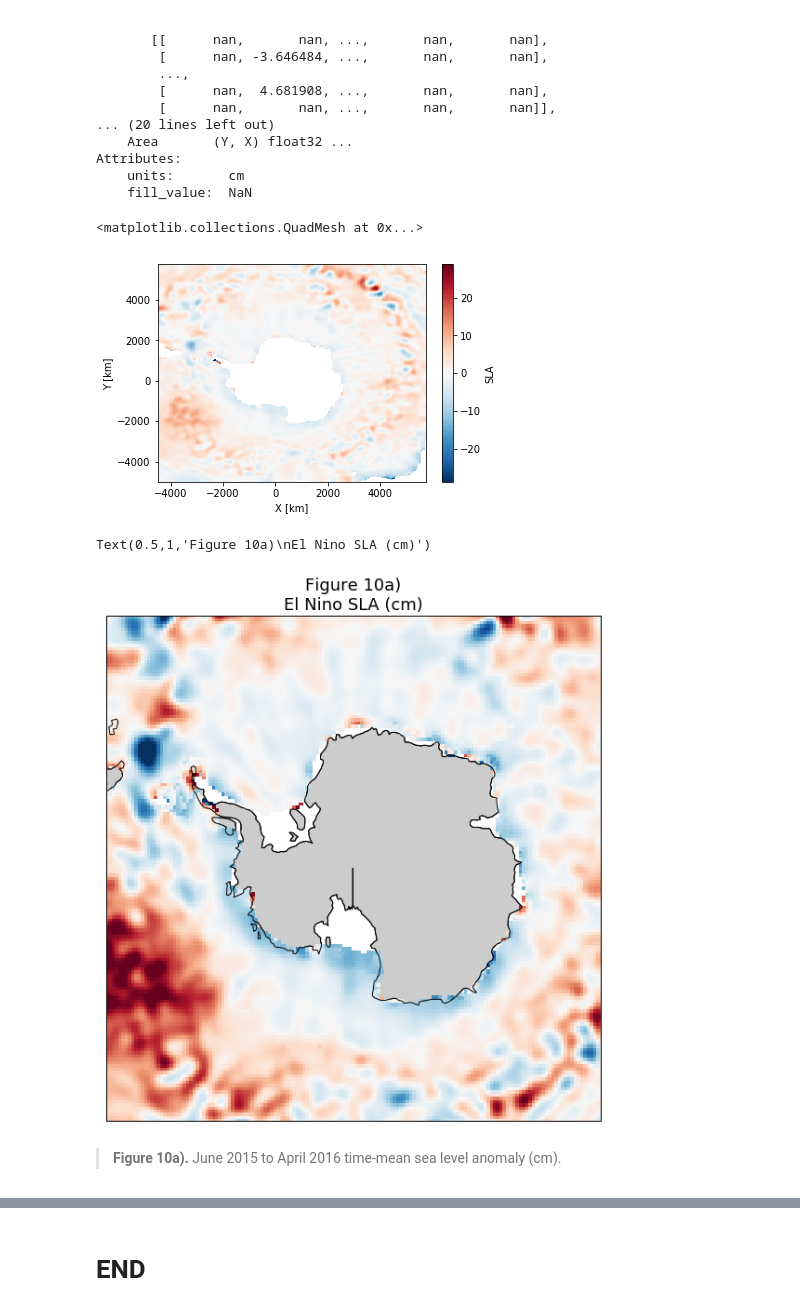
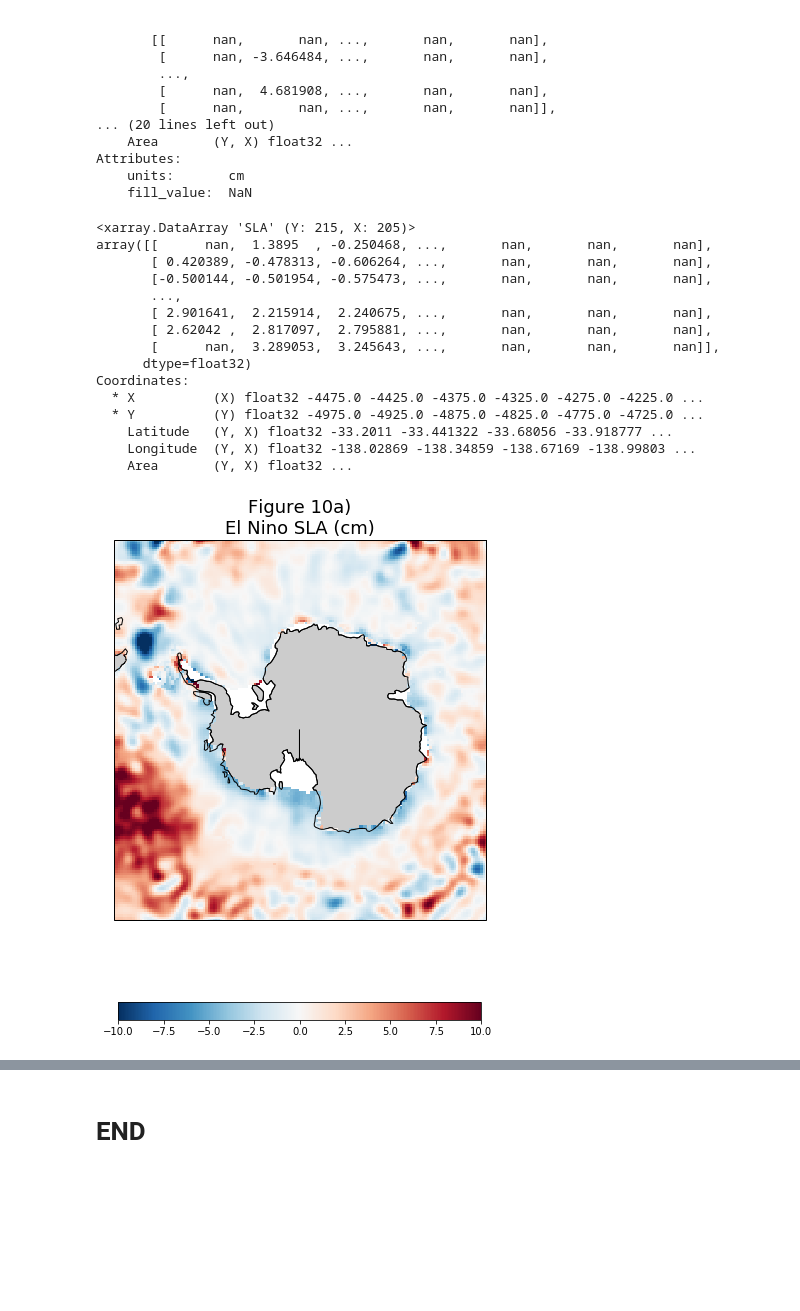
Before and after one commit to shanicetbailey/rces-finalproject, a Jupyter notebook: class_project2018_cleaned.ipynb, the cells around one changed output, grey strips where cells are left out. Saved outputs shown, nothing was run; the diff lists cells and outputs as text; code cells hidden in the pictures; blank space fills up the shorter version.

```diff
--- a/class_project2018_cleaned.ipynb
+++ b/class_project2018_cleaned.ipynb
@@ -699,28 +700,40 @@ Attributes:
     fill_value:  NaN
 # %%
 nino = ds.SLA.sel(date=slice('2015-06','2016-04')).mean(dim='date')
-nino.plot()
+nino
 # %% [output]
-<matplotlib.collections.QuadMesh at 0x...>
+<xarray.DataArray 'SLA' (Y: 215, X: 205)>
+array([[      nan,  1.3895  , -0.250468, ...,       nan,       nan,       nan],
+       [ 0.420389, -0.478313, -0.606264, ...,       nan,       nan,       nan],
+       [-0.500144, -0.501954, -0.575473, ...,       nan,       nan,       nan],
+       ...,
+       [ 2.901641,  2.215914,  2.240675, ...,       nan,       nan,       nan],
+       [ 2.62042 ,  2.817097,  2.795881, ...,       nan,       nan,       nan],
+       [      nan,  3.289053,  3.245643, ...,       nan,       nan,       nan]],
+      dtype=float32)
+Coordinates:
+  * X          (X) float32 -4475.0 -4425.0 -4375.0 -4325.0 -4275.0 -4225.0 ...
+  * Y          (Y) float32 -4975.0 -4925.0 -4875.0 -4825.0 -4775.0 -4725.0 ...
+    Latitude   (Y, X) float32 -33.2011 -33.441322 -33.68056 -33.918777 ...
+    Longitude  (Y, X) float32 -138.02869 -138.34859 -138.67169 -138.99803 ...
+    Area       (Y, X) float32 ...
-[figure, removed]
 # %%
 #having trouble plotting contours once again
 
 extent = [-180,180,-55,-90]
-plt.figure(figsize=(12,10))
+plt.figure(figsize=(13,10))
 
 ax = plt.axes(projection=ccrs.SouthPolarStereo())
 ax.coastlines()
 ax.add_feature(cfeature.LAND, facecolor='0.8', edgecolor='k')
 ax.set_extent(extent, crs=ccrs.PlateCarree())
 
-ax.pcolormesh(nino.Longitude,nino.Latitude, nino, transform=ccrs.PlateCarree(), cmap='RdBu_r', vmin=-10, vmax=10,)
+pcm = ax.pcolormesh(nino.Longitude, nino.Latitude, nino, transform=ccrs.PlateCarree(), cmap='RdBu_r',
+                                                                                vmin=-10, vmax=10,)
+plt.colorbar(pcm, orientation='horizontal', shrink=0.5)
+plt.title('Figure 10a)\nEl Nino SLA (cm)', fontsize=18);
+
 #nino.plot.contour(x='Longitude', y='Latitude', levels=20)
-#plt.colorbar()
 #plt.show()
-plt.title('Figure 10a)\nEl Nino SLA (cm)', fontsize=18)
 # %% [output]
-Text(0.5,1,'Figure 10a)\nEl Nino SLA (cm)')
-[figure, old version]
+[figure, new version]
-# %% [markdown]
-> **Figure 10a).** June 2015 to April 2016 time-mean sea level anomaly (cm).
```
Also changed, not shown: parts of 11 cells of this notebook.
